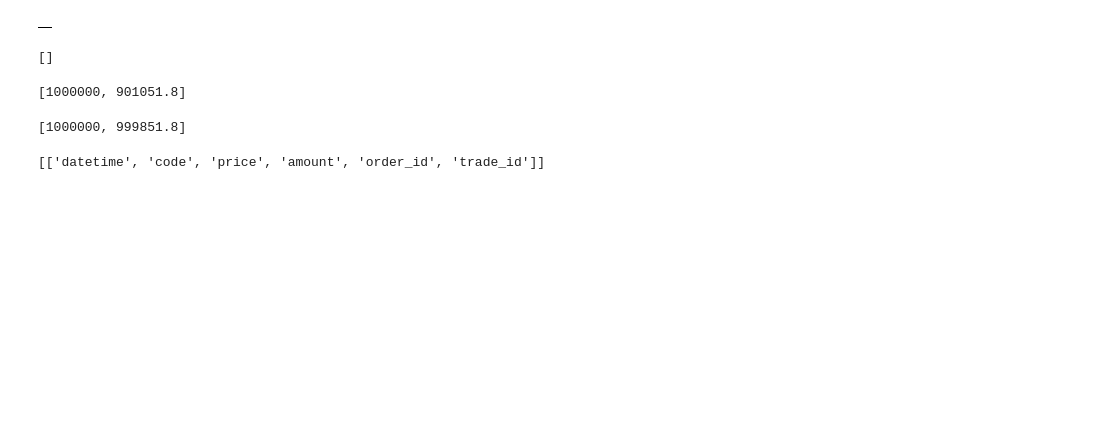
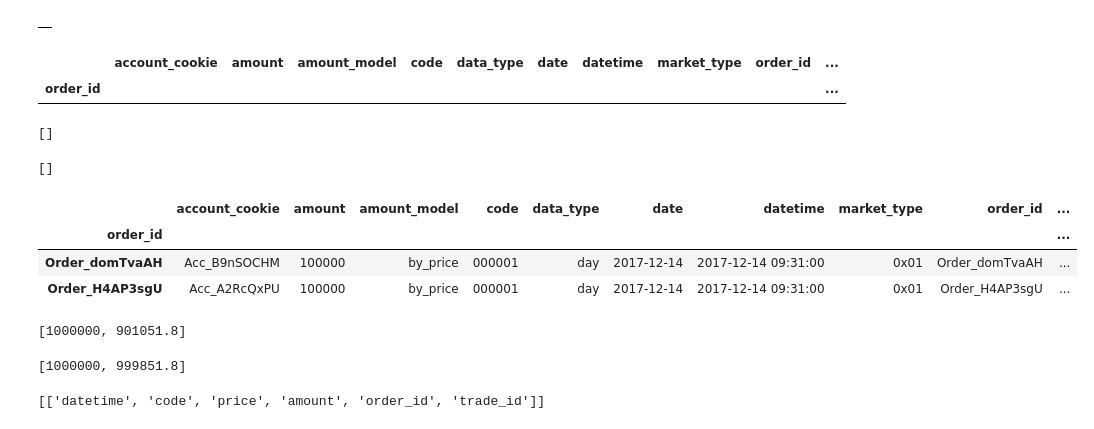
Before and after one commit to yutiansut/QUANTAXIS, a Jupyter notebook: jupyterexample/QA_MARKETENGINE.ipynb, the cells around one changed output. Drawn from its saved outputs; the diff is of its cells as text; code cells hidden in the pictures; blank space fills up the shorter version.

```diff
--- a/jupyterexample/QA_MARKETENGINE.ipynb
+++ b/jupyterexample/QA_MARKETENGINE.ipynb
@@ -203,11 +225,27 @@ market.session[a_1]
 market.order_handler.order_queue.pending
 # %% [output]
 |  |
+# %%
+market.broker[QA.BROKER_TYPE.BACKETEST].order_handler.order_queue.pending
+# %% [output]
+|  | account_cookie | amount | amount_model | code | data_type | date | datetime | market_type | order_id | ... |
+| order_id |  |  |  |  |  |  |  |  |  | ... |
 # %%
 """待成交队列清空"""
 market.order_handler.order_queue.trade_list
 # %% [output]
 []
+# %%
+market.broker[QA.BROKER_TYPE.BACKETEST].order_handler.order_queue.trade_list
+# %% [output]
+[]
+# %%
+market.broker[QA.BROKER_TYPE.BACKETEST].order_handler.order_queue()
+# %% [output]
+|  | account_cookie | amount | amount_model | code | data_type | date | datetime | market_type | order_id | ... |
+| order_id |  |  |  |  |  |  |  |  |  | ... |
+| Order_domTvaAH | Acc_B9nSOCHM | 100000 | by_price | 000001 | day | 2017-12-14 | 2017-12-14 09:31:00 | 0x01 | Order_domTvaAH | ... |
+| Order_H4AP3sgU | Acc_A2RcQxPU | 100000 | by_price | 000001 | day | 2017-12-14 | 2017-12-14 09:31:00 | 0x01 | Order_H4AP3sgU | ... |
 # %%
 """
 cash 现金减少
```
Also changed, not shown: parts of 22 cells of this notebook, 3 other files.
